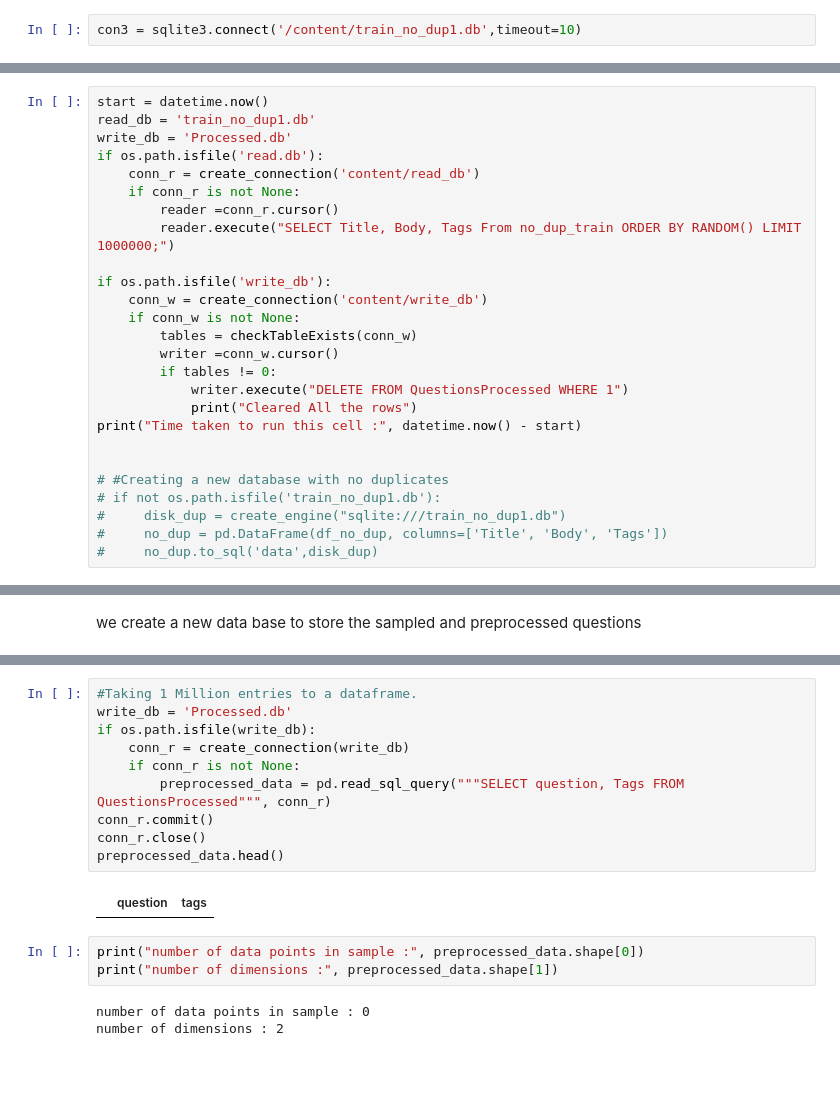
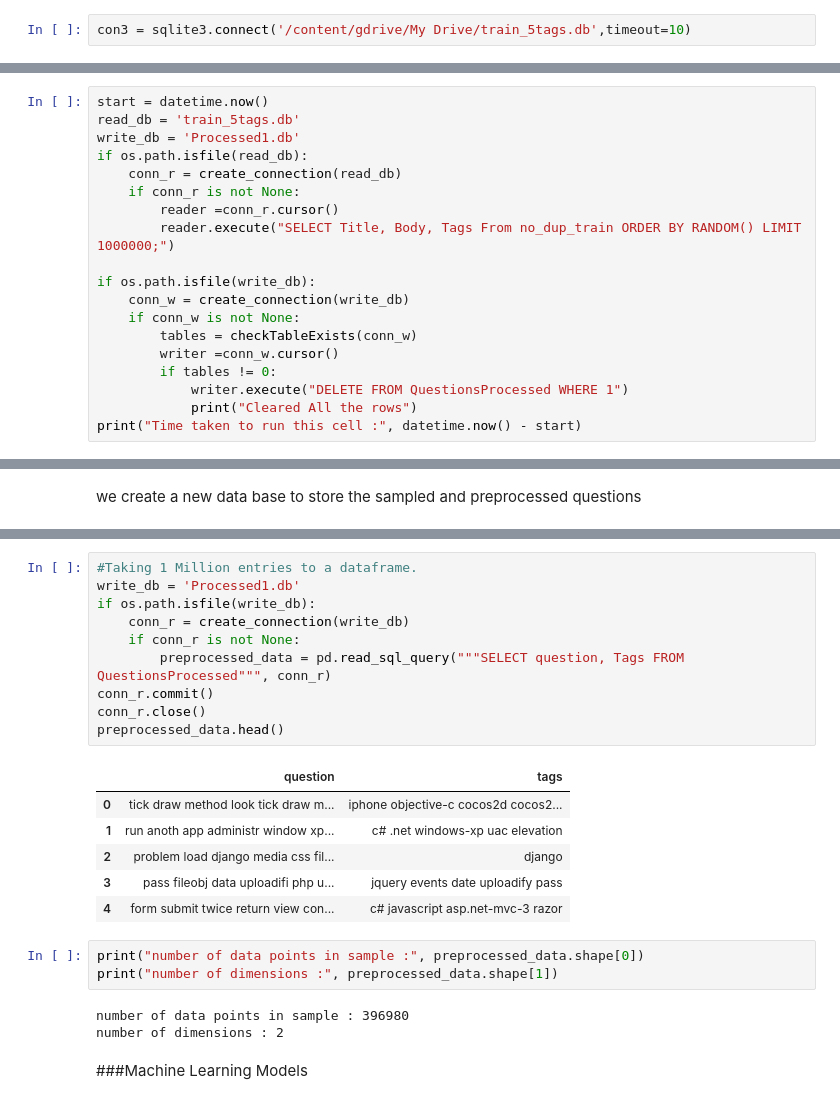
Before and after one commit to RakshitaTantry28/Stackoverflow-Tag-Predictor, a Jupyter notebook: SO_TagPredictor.ipynb, the cells around one changed output, grey strips where cells are left out. Drawn from its saved outputs; the diff is of its cells as text; blank space fills up the shorter version.

```diff
--- a/SO_TagPredictor.ipynb
+++ b/SO_TagPredictor.ipynb
@@ -77,6 +70,6 @@ pd.read_sql_query('SELECT Title, Body, Tags FROM data', con)
 # %%
 con2 = sqlite3.connect('/content/gdrive/My Drive/train_no_dup.db',timeout=10)
 # %%
-con3 = sqlite3.connect('/content/train_no_dup1.db',timeout=10)
+con3 = sqlite3.connect('/content/gdrive/My Drive/train_5tags.db',timeout=10)
 # %% [markdown]
 ## Removing Null values
@@ -559,16 +539,16 @@ Tables in the databse:
 QuestionsProcessed
 # %%
 start = datetime.now()
-read_db = 'train_no_dup1.db'
-write_db = 'Processed.db'
-if os.path.isfile('read.db'):
-    conn_r = create_connection('content/read_db')
+read_db = 'train_5tags.db'
+write_db = 'Processed1.db'
+if os.path.isfile(read_db):
+    conn_r = create_connection(read_db)
     if conn_r is not None:
         reader =conn_r.cursor()
         reader.execute("SELECT Title, Body, Tags From no_dup_train ORDER BY RANDOM() LIMIT 1000000;")
 
-if os.path.isfile('write_db'):
-    conn_w = create_connection('content/write_db')
+if os.path.isfile(write_db):
+    conn_w = create_connection(write_db)
     if conn_w is not None:
         tables = checkTableExists(conn_w)
         writer =conn_w.cursor()
@@ -576,11 +556,4 @@ if os.path.isfile('write_db'):
             writer.execute("DELETE FROM QuestionsProcessed WHERE 1")
             print("Cleared All the rows")
 print("Time taken to run this cell :", datetime.now() - start)
-
-
-# #Creating a new database with no duplicates
-# if not os.path.isfile('train_no_dup1.db'):
-#     disk_dup = create_engine("sqlite:///train_no_dup1.db")
-#     no_dup = pd.DataFrame(df_no_dup, columns=['Title', 'Body', 'Tags'])
-#     no_dup.to_sql('data',disk_dup)
 # %% [output]
@@ -684,18 +676,25 @@ Questions after preprocessed
 # %%
 #Taking 1 Million entries to a dataframe.
-write_db = 'Processed.db'
+write_db = 'Processed1.db'
 if os.path.isfile(write_db):
     conn_r = create_connection(write_db)
     if conn_r is not None:
         preprocessed_data = pd.read_sql_query("""SELECT question, Tags FROM QuestionsProcessed""", conn_r)
 conn_r.commit()
 conn_r.close()
 preprocessed_data.head()
 # %% [output]
 |  | question | tags |
+| 0 | tick draw method look tick draw m... | iphone objective-c cocos2d cocos2... |
+| 1 | run anoth app administr window xp... | c# .net windows-xp uac elevation |
+| 2 | problem load django media css fil... | django |
+| 3 | pass fileobj data uploadifi php u... | jquery events date uploadify pass |
+| 4 | form submit twice return view con... | c# javascript asp.net-mvc-3 razor |
 # %%
 print("number of data points in sample :", preprocessed_data.shape[0])
 print("number of dimensions :", preprocessed_data.shape[1])
 # %% [output]
-number of data points in sample : 0
+number of data points in sample : 396980
 number of dimensions : 2
+# %% [markdown]
+###Machine Learning Models
```
Also changed, not shown: parts of 21 cells of this notebook.
